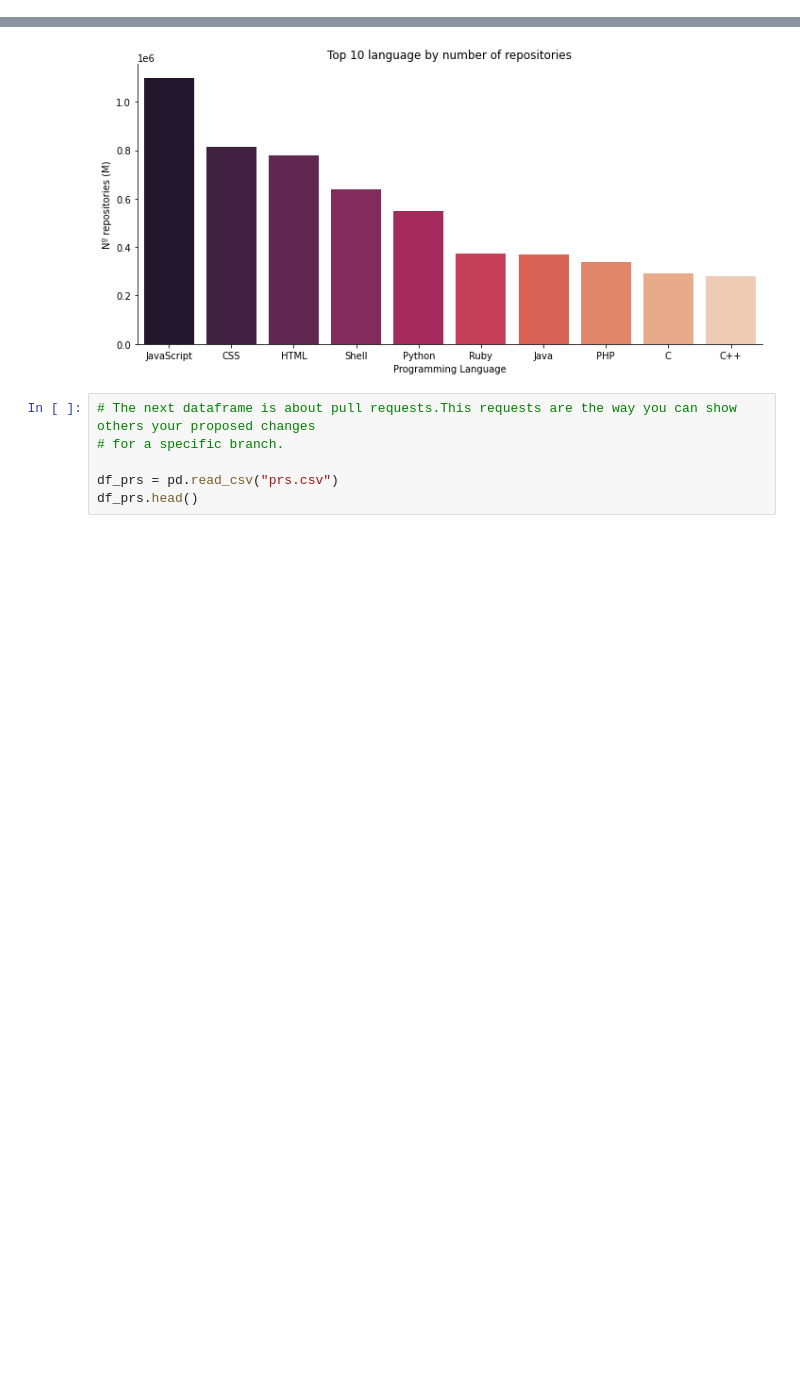
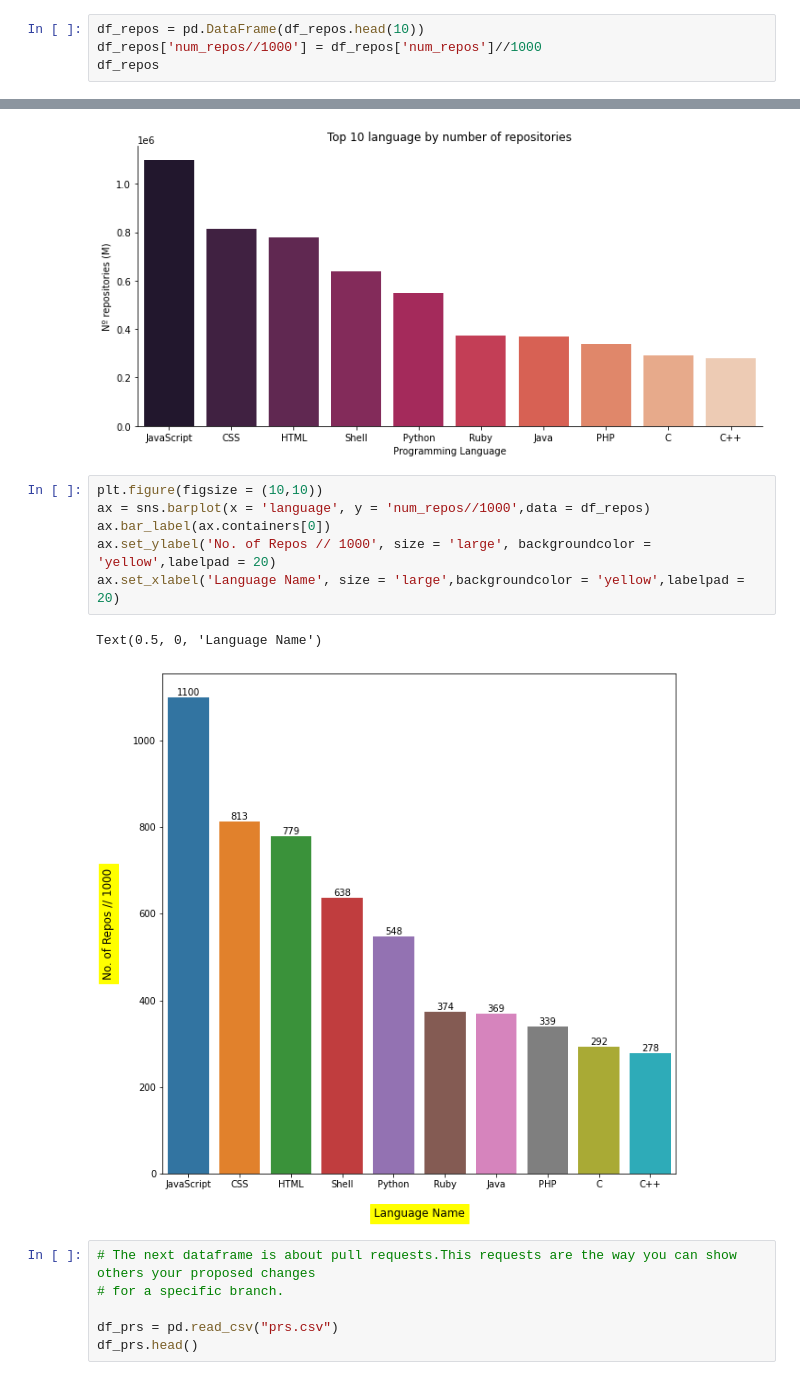
Before and after one commit to jaitlyjahnavi/Useful-Codes-for-FYP, a Jupyter notebook: lang.ipynb, the cells around one changed output, grey strips where cells are left out. Drawn from its saved outputs; the diff is of its cells as text; blank space fills up the shorter version.

```diff
--- a/lang.ipynb
+++ b/lang.ipynb
@@ -15,3 +15,7 @@ df_repos.head()
 | 2 | HTML | 779549 |
 | 3 | Shell | 638068 |
 | 4 | Python | 548870 |
+# %%
+df_repos = pd.DataFrame(df_repos.head(10))
+df_repos['num_repos//1000'] = df_repos['num_repos']//1000
+df_repos
@@ -24,6 +40,15 @@ sns.catplot(x="language", y="num_repos",
 # %% [output]
 <seaborn.axisgrid.FacetGrid at 0x...>
 [figure]
+# %%
+plt.figure(figsize = (10,10))
+ax = sns.barplot(x = 'language', y = 'num_repos//1000',data = df_repos)
+ax.bar_label(ax.containers[0])
+ax.set_ylabel('No. of Repos // 1000', size = 'large', backgroundcolor = 'yellow',labelpad = 20)
+ax.set_xlabel('Language Name', size = 'large',backgroundcolor = 'yellow',labelpad = 20)
+# %% [output]
+Text(0.5, 0, 'Language Name')
+[figure, added]
 # %%
 # The next dataframe is about pull requests.This requests are the way you can show others your proposed changes
 # for a specific branch.
```
Also changed, not shown: parts of 1 cell of this notebook.
